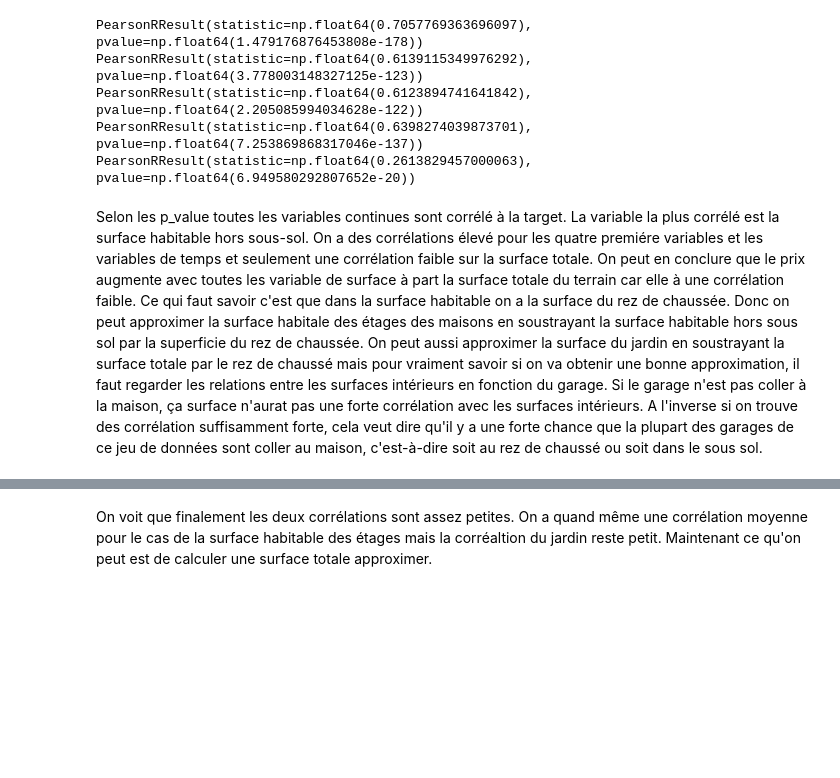
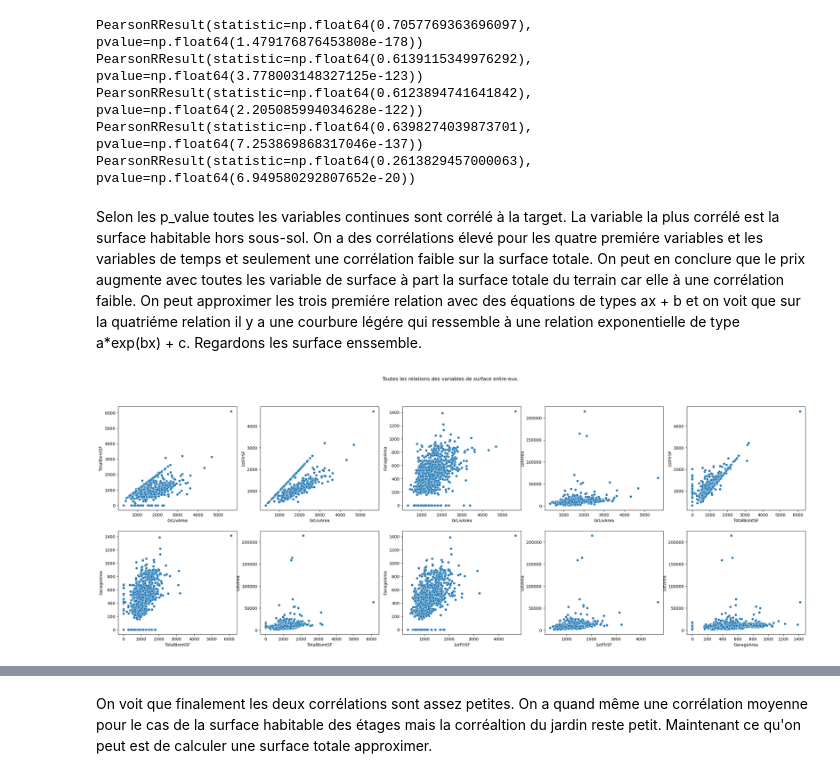
Before and after one commit to fmazur57u/Prediction_prix_immobilier, a Jupyter notebook: projet_prix_immobilier.ipynb, the cells around one changed output, grey strips where cells are left out. Cells and saved outputs as stored; diff of their text form; code cells hidden in the pictures; blank space fills up the shorter version.

```diff
--- a/projet_prix_immobilier.ipynb
+++ b/projet_prix_immobilier.ipynb
@@ -633,4 +633,21 @@ PearsonRResult(statistic=np.float64(0.6123894741641842), pvalue=np.float64(2.205
 PearsonRResult(statistic=np.float64(0.6398274039873701), pvalue=np.float64(7.253869868317046e-137))
 PearsonRResult(statistic=np.float64(0.2613829457000063), pvalue=np.float64(6.949580292807652e-20))
 # %% [markdown]
-Selon les p_value toutes les variables continues sont corrélé à la target. La variable la plus corrélé est la surface habitable hors sous-sol. On a des corrélations élevé pour les quatre premiére variables et les variables de temps et seulement une corrélation faible sur la surface totale. On peut en conclure que le prix augmente avec toutes les variable de surface à part la surface totale du terrain car elle à une corrélation faible. Ce qui faut savoir c'est que dans la surface habitable on a la surface du rez de chaussée. Donc on peut approximer la surface habitale des étages des maisons en soustrayant la surface habitable hors sous sol par la superficie du rez de chaussée. On peut aussi approximer la surface du jardin en soustrayant la surface totale par le rez de chaussé mais pour vraiment savoir si on va obtenir une bonne approximation, il faut regarder les relations entre les surfaces intérieurs en fonction du garage. Si le garage n'est pas coller à la maison, ça surface n'aurat pas une forte corrélation avec les surfaces intérieurs. A l'inverse si on trouve des corrélation suffisamment forte, cela veut dire qu'il y a une forte chance que la plupart des garages de ce jeu de données sont coller au maison, c'est-à-dire soit au rez de chaussé ou soit dans le sous sol.
+Selon les p_value toutes les variables continues sont corrélé à la target. La variable la plus corrélé est la surface habitable hors sous-sol. On a des corrélations élevé pour les quatre premiére variables et les variables de temps et seulement une corrélation faible sur la surface totale. On peut en conclure que le prix augmente avec toutes les variable de surface à part la surface totale du terrain car elle à une corrélation faible. On peut approximer les trois premiére relation avec des équations de types ax + b et on voit que sur la quatriéme relation il y a une courbure légére qui ressemble à une relation exponentielle de type a*exp(bx) + c. Regardons les surface enssemble.
+# %%
+fig, ax = plt.subplots(2, 5)
+plt.suptitle("Toutes les relations des variables de surface entre-eux.")
+fig.set_size_inches(30, 10)
+sns.scatterplot(data=analyse_set, x="GrLivArea", y="TotalBsmtSF", ax=ax[0, 0])
+sns.scatterplot(data=analyse_set, x="GrLivArea", y="1stFlrSF", ax=ax[0, 1])
+sns.scatterplot(data=analyse_set, x="GrLivArea", y="GarageArea", ax=ax[0, 2])
+sns.scatterplot(data=analyse_set, x="GrLivArea", y="LotArea", ax=ax[0, 3])
+sns.scatterplot(data=analyse_set, x="TotalBsmtSF", y="1stFlrSF", ax=ax[0, 4])
+sns.scatterplot(data=analyse_set, x="TotalBsmtSF", y="GarageArea", ax=ax[1, 0])
+sns.scatterplot(data=analyse_set, x="TotalBsmtSF", y="LotArea", ax=ax[1, 1])
+sns.scatterplot(data=analyse_set, x="1stFlrSF", y="GarageArea", ax=ax[1, 2])
+sns.scatterplot(data=analyse_set, x="1stFlrSF", y="LotArea", ax=ax[1, 3])
+sns.scatterplot(data=analyse_set, x="GarageArea", y="LotArea", ax=ax[1, 4])
+plt.show()
+# %% [output]
+[figure, added]
```
Also changed, not shown: parts of 18 cells of this notebook.
